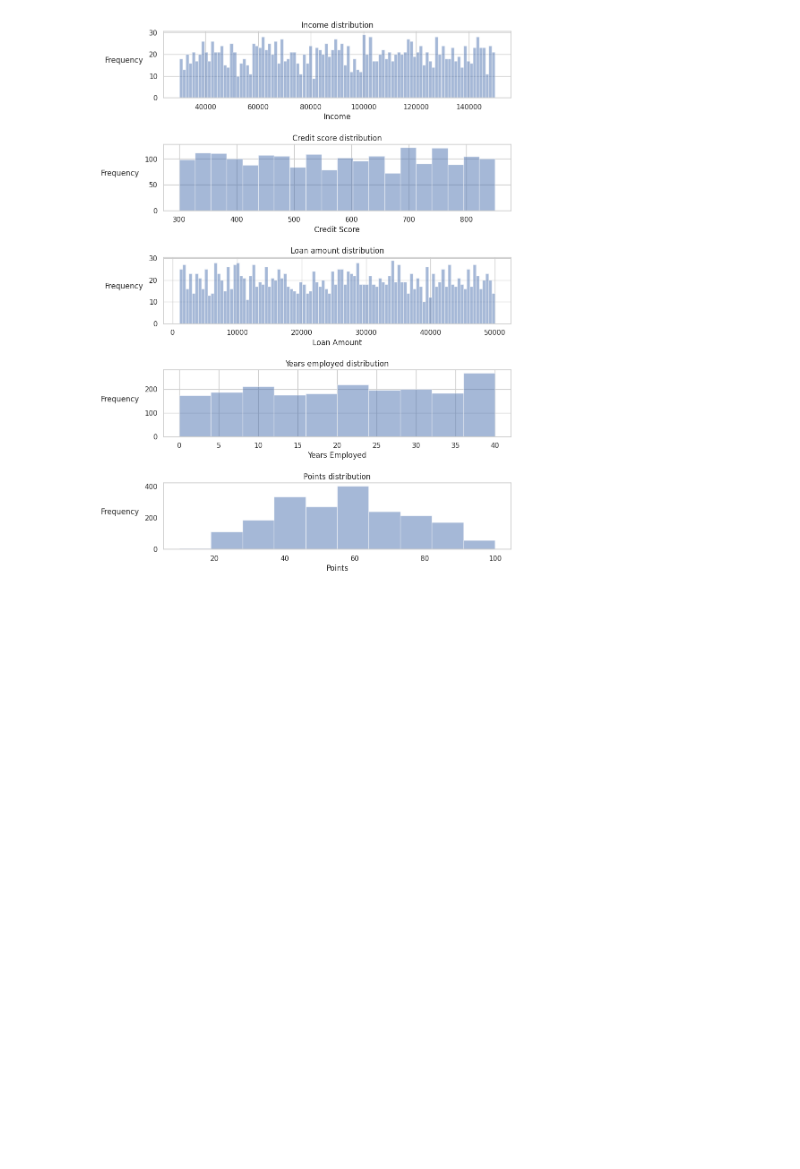
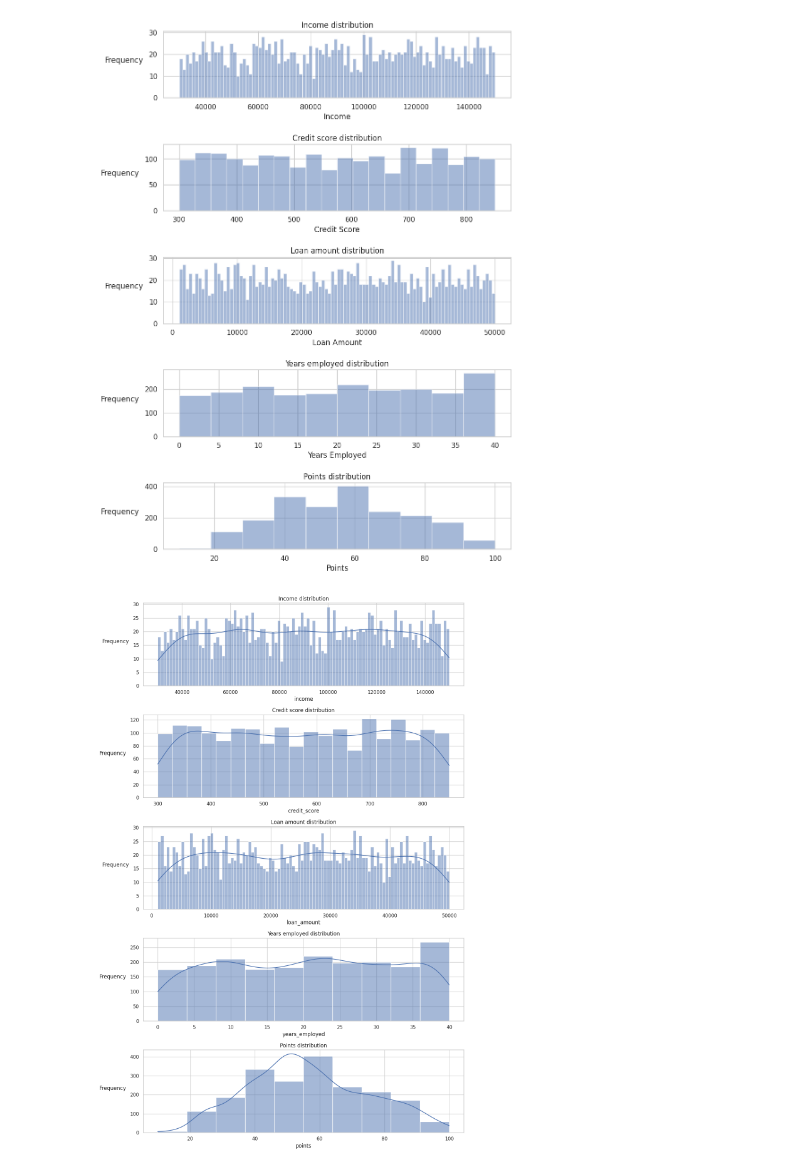
Before and after one commit to taruchit/OpenSourceProjects, a Jupyter notebook: data-storytelling-analyzing-loan-approval.ipynb, the cells around one changed output. Cells and saved outputs as stored; diff of their text form; code cells hidden in the pictures; blank space fills up the shorter version.

Commit message:
Kaggle Notebook | Data storytelling - Analyzing loan approval | Version 8

```diff
--- a/data-storytelling-analyzing-loan-approval.ipynb
+++ b/data-storytelling-analyzing-loan-approval.ipynb
@@ -142,3 +141,30 @@ plt.grid(False)
 plt.show()
 # %% [output]
 [figure]
+# %%
+fig, axes = plt.subplots(nrows=5, ncols=1, figsize=(12, 18))
+#Plotting income distribution
+sns.histplot(ax=axes[0], data=df, x='income', kde=True, bins=100).set_title("Income distribution")
+axes[0].set_ylabel("Frequency", rotation=0, labelpad=40)
+
+#Plotting credit score distribution
+sns.histplot(ax=axes[1], data=df, x='credit_score', kde=True, bins=20).set_title("Credit score distribution")
+axes[1].set_ylabel("Frequency", rotation=0, labelpad=40)
+
+#Plotting loan amount distribution
+sns.histplot(ax=axes[2], data=df, x='loan_amount', kde=True, bins=100).set_title("Loan amount distribution")
+axes[2].set_ylabel("Frequency", rotation=0, labelpad=40)
+
+#Plotting years employed distribution
+sns.histplot(ax=axes[3], data=df, x='years_employed', kde=True, bins=10).set_title("Years employed distribution")
+axes[3].set_ylabel("Frequency", rotation=0, labelpad=40)
+
+#Plotting points distribution
+sns.histplot(ax=axes[4], data=df, x='points', kde=True, bins=10).set_title("Points distribution")
+axes[4].set_ylabel("Frequency", rotation=0, labelpad=40)
+
+plt.tight_layout()
+
+plt.show()
+# %% [output]
+[figure, added]
```
Also changed, not shown: parts of 1 cell of this notebook.
